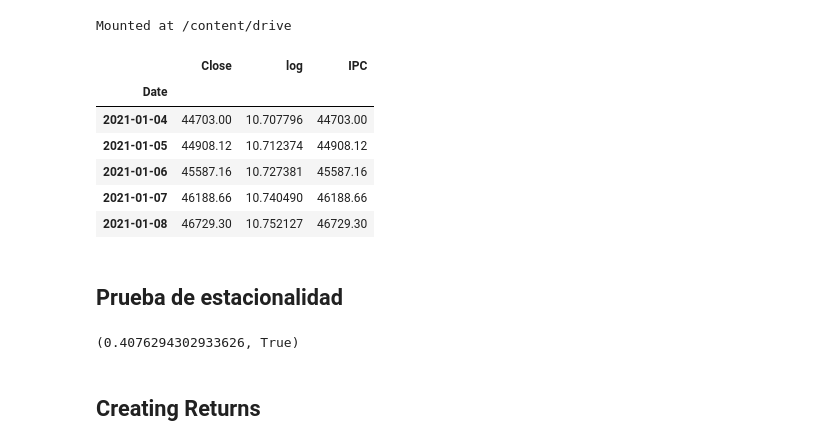
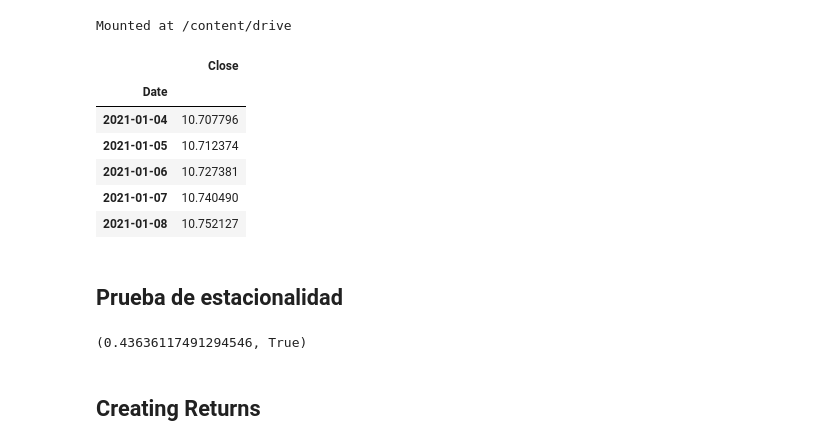
Before and after one commit to jjsalazarr/curso-series-temporales, a Jupyter notebook: 12. Prediciendo el futuro/Python/16_PrediciendoFuturo.ipynb, the cells around one changed output. Drawn from its saved outputs; the diff is of its cells as text; code cells hidden in the pictures.

```diff
--- a/12. Prediciendo el futuro/Python/16_PrediciendoFuturo.ipynb
+++ b/12. Prediciendo el futuro/Python/16_PrediciendoFuturo.ipynb
@@ -50,33 +50,32 @@ Mounted at /content/drive
 # %%
 raw_csv_data = pd.read_excel("/content/drive/MyDrive/Index3 excel.xlsx",header=2)
 df_comp=raw_csv_data.copy()
 
 
-df_comp['log'] = np.log( df_comp.Close)
+df_comp.Close = np.log( df_comp.Close)
 
 
 df_comp.date = pd.to_datetime(df_comp.Date, dayfirst = True)
 df_comp.set_index("Date", inplace=True)
 # df_comp=df_comp.asfreq('b')
 # df_comp=df_comp.fillna(method='ffill')
-
-df_comp['IPC']=df_comp.Close
+#df_comp['IPC']=df_comp.Close
 
 df_comp.head()
 # %% [output]
-|  | Close | log | IPC |
-| Date |  |  |  |
-| 2021-01-04 | 44703.00 | 10.707796 | 44703.00 |
-| 2021-01-05 | 44908.12 | 10.712374 | 44908.12 |
-| 2021-01-06 | 45587.16 | 10.727381 | 45587.16 |
-| 2021-01-07 | 46188.66 | 10.740490 | 46188.66 |
-| 2021-01-08 | 46729.30 | 10.752127 | 46729.30 |
+|  | Close |
+| Date |  |
+| 2021-01-04 | 10.707796 |
+| 2021-01-05 | 10.712374 |
+| 2021-01-06 | 10.727381 |
+| 2021-01-07 | 10.740490 |
+| 2021-01-08 | 10.752127 |
 # %% [markdown]
 ## Prueba de estacionalidad
 # %%
 adf_test= ADFTest(alpha=0.05)
 adf_test.should_diff(df_comp.Close)
 # %% [output]
-(0.4076294302933626, True)
+(0.43636117491294546, True)
 # %% [markdown]
 ## Creating Returns
```
Also changed, not shown: parts of 14 cells of this notebook.
